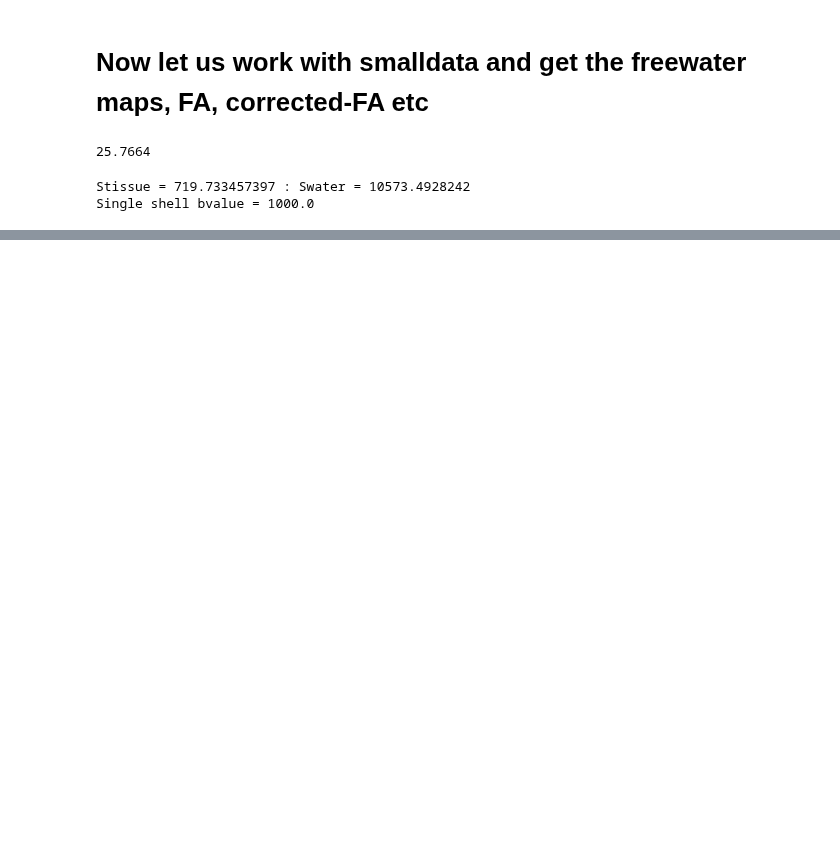
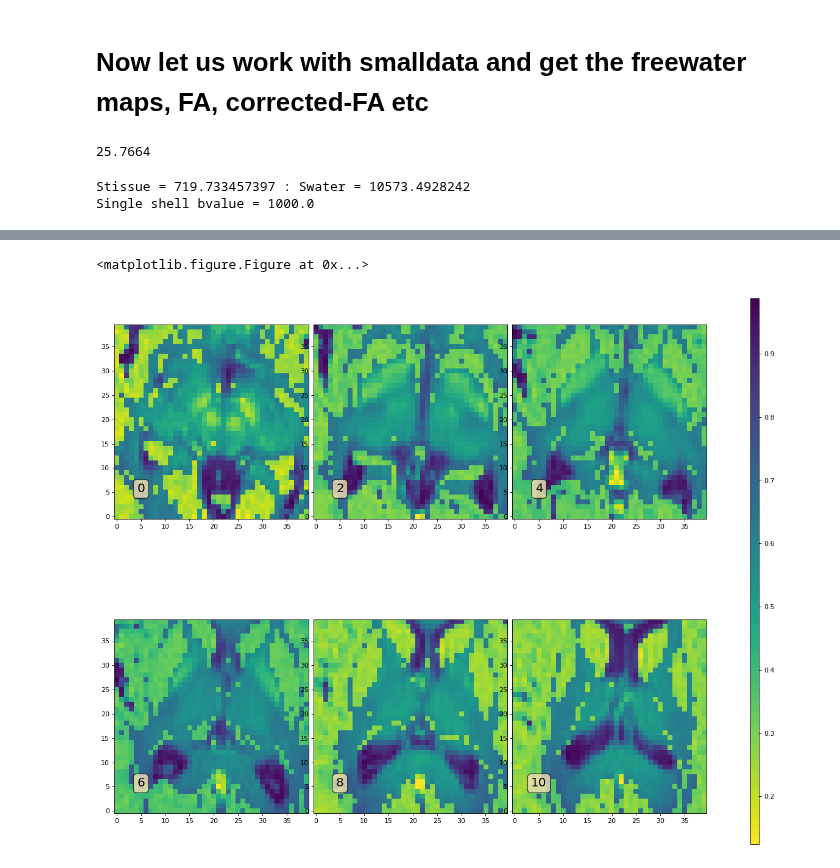
Before and after one commit to sameerd/DiffusionTensorImaging, a Jupyter notebook: notebooks/Example.ipynb, the cells around one changed output, grey strips where cells are left out. Cells and saved outputs as stored; diff of their text form; code cells hidden in the pictures; blank space fills up the shorter version.

```diff
--- a/notebooks/Example.ipynb
+++ b/notebooks/Example.ipynb
@@ -165,0 +209,5 @@ Ahat.shape = (40, 40, 11, 182)
+# %%
+# First fit single tensor model
+import dipy.reconst.dti as dti
+tenmodel = dti.TensorModel(ss_gtab)
+tenfit = tenmodel.fit(smalldata)
@@ -165,0 +247,7 @@ Ahat.shape = (40, 40, 11, 182)
+# %%
+# Free water map after iterations
+plt.set_cmap("viridis_r")
+plot_3d_z_indices(1 - fw_gd.f, idx_list=range(0, 11, 2) , num_rows=2, num_cols=3)
+# %% [output]
+<matplotlib.figure.Figure at 0x...>
+[figure, added]
```
Also changed, not shown: parts of 11 cells of this notebook.
